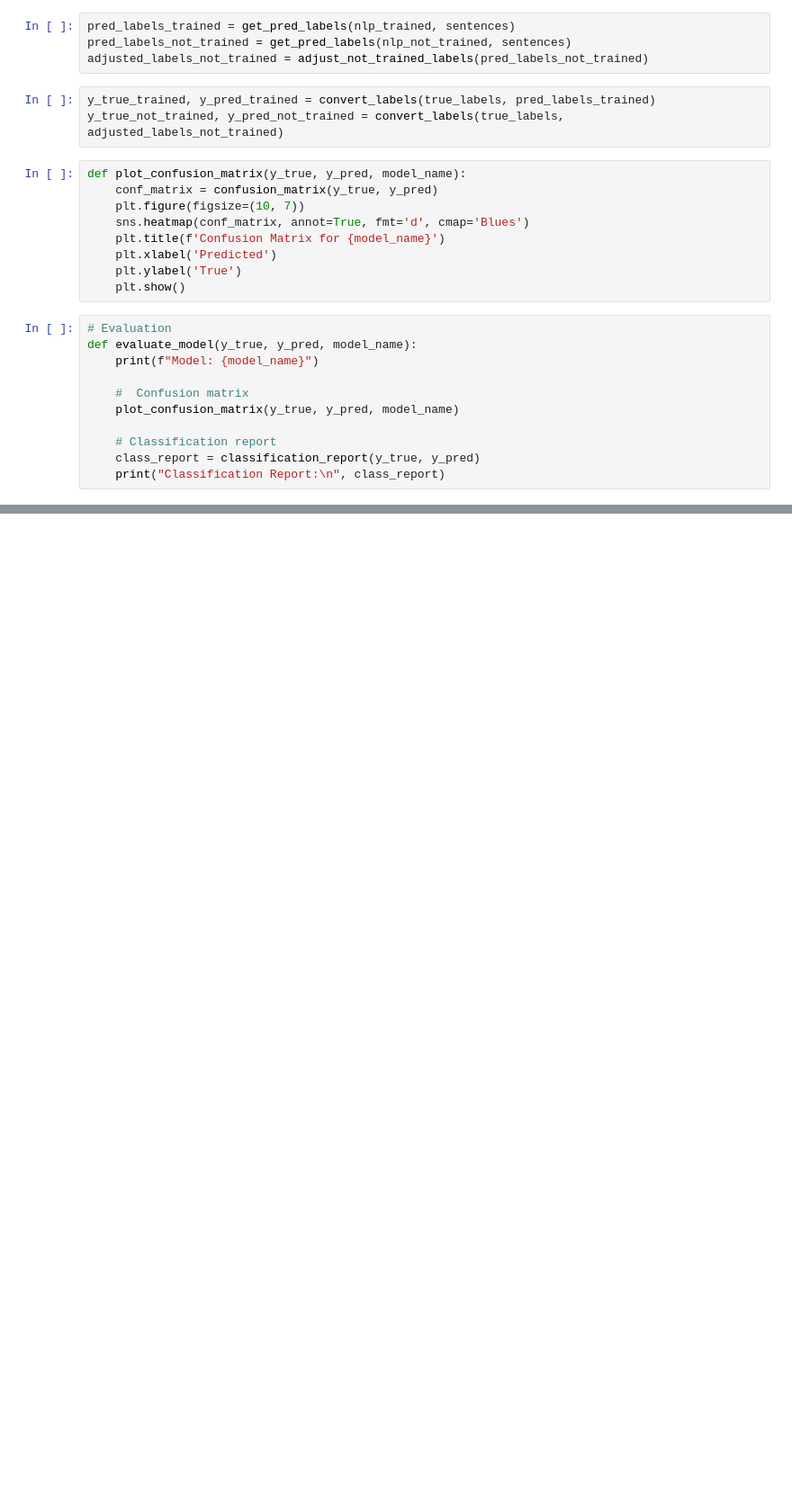
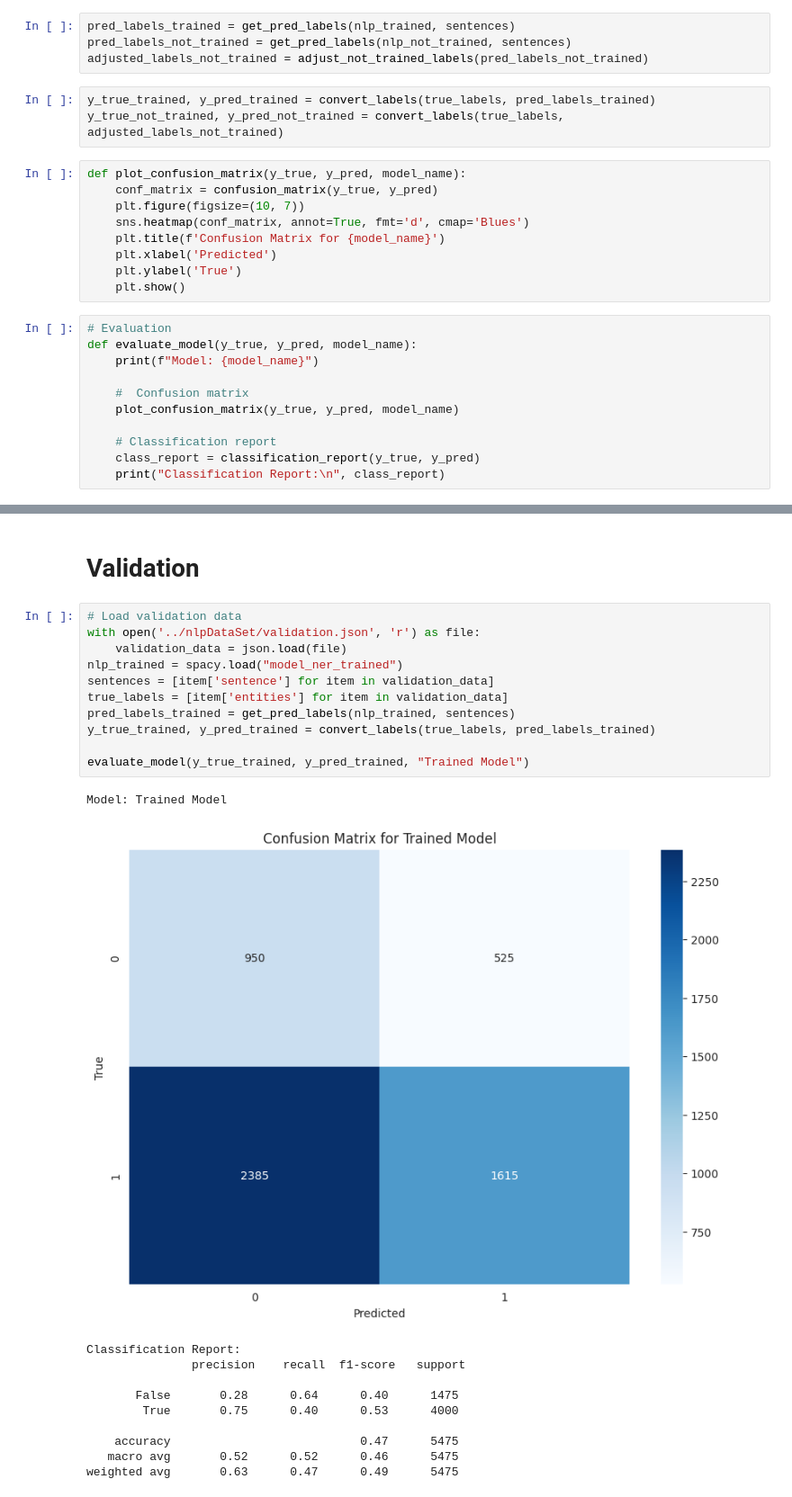
Before and after one commit to H4ppyCode/IA-AskTrainTravel, a Jupyter notebook: src/nlp/spacy_training_testing.ipynb, the cells around one changed output, grey strips where cells are left out. Shown at 90% size. Saved outputs shown, nothing was run; the diff lists cells and outputs as text; blank space fills up the shorter version.

Commit message:
feat: add validation dataSet

```diff
--- a/src/nlp/spacy_training_testing.ipynb
+++ b/src/nlp/spacy_training_testing.ipynb
@@ -197,0 +198,25 @@ weighted avg       0.37      0.38      0.38       718
+# %% [markdown]
+# Validation
+# %%
+# Load validation data
+with open('../nlpDataSet/validation.json', 'r') as file:
+    validation_data = json.load(file)
+nlp_trained = spacy.load("model_ner_trained")
+sentences = [item['sentence'] for item in validation_data]
+true_labels = [item['entities'] for item in validation_data]
+pred_labels_trained = get_pred_labels(nlp_trained, sentences)
+y_true_trained, y_pred_trained = convert_labels(true_labels, pred_labels_trained)
+
+evaluate_model(y_true_trained, y_pred_trained, "Trained Model")
+# %% [output]
+Model: Trained Model
+[figure, added]
+Classification Report:
+               precision    recall  f1-score   support
+
+       False       0.28      0.64      0.40      1475
+        True       0.75      0.40      0.53      4000
+
+    accuracy                           0.47      5475
+   macro avg       0.52      0.52      0.46      5475
+weighted avg       0.63      0.47      0.49      5475
```
Also changed, not shown: parts of 3 cells of this notebook, 4 other files.
